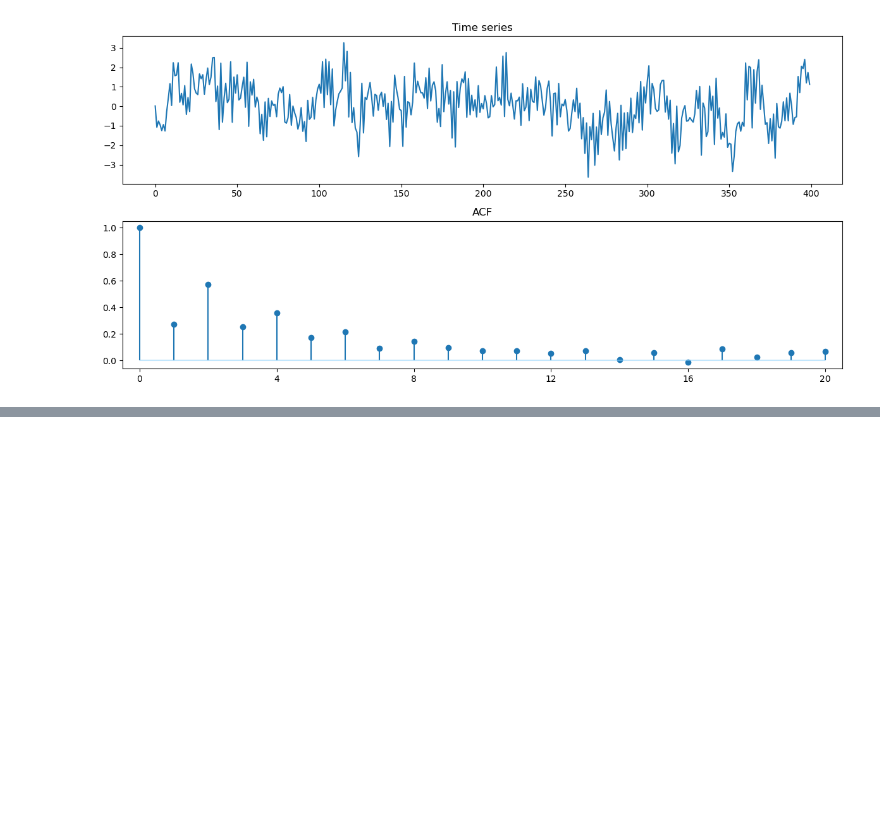
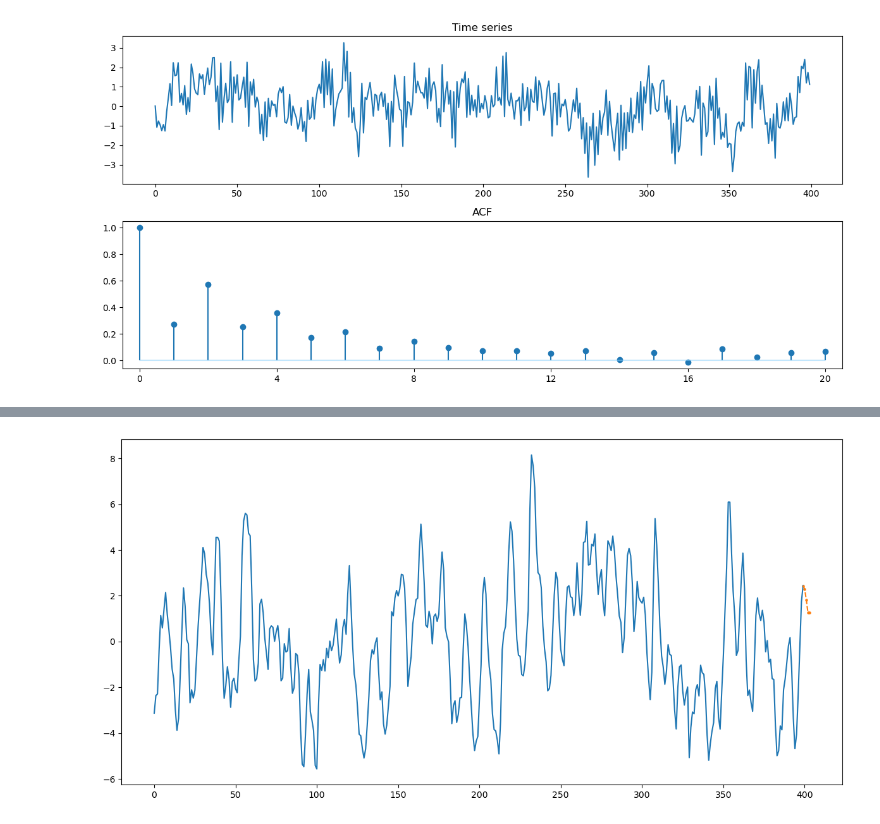
Before and after one commit to BI-DS/GRA-4153, a Jupyter notebook: exercises/ts.ipynb, the cells around one changed output, grey strips where cells are left out. Cells and saved outputs as stored; diff of their text form; code cells hidden in the pictures; blank space fills up the shorter version.

```diff
--- a/exercises/ts.ipynb
+++ b/exercises/ts.ipynb
@@ -39,0 +134,45 @@ plot_ts_acf(X[400:])
+# %%
+# (2.3.8)
+np.random.seed(8453045)
+
+phi = [-1, 0.24]
+theta = [0.4, 0.2, 0.1]
+p = len(phi)
+q = len(theta)
+m = max(p, q)
+
+n = 400
+burn_in = 400
+H = 4
+
+arma = sm.tsa.ArmaProcess(ar = [1.0] + phi, ma = [1.0] + theta)
+Xhat = np.zeros(n + H)
+Theta, nu = innov(kappa_arma(phi, theta, arma.acovf(n+H+1)), n+H)
+
+X = arma.generate_sample(nsample = n + burn_in)[burn_in:]
+
+for i in range(1, m):
+    Xhat[i] = np.dot(Theta[i-1, 0:i][::-1], X[0:i] - Xhat[0:i])
+
+for i in range(m, n+1):
+    Xhat[i] = -np.dot(phi[::-1], X[i-p:i]) + np.dot(Theta[i-1, 0:q][::-1], X[i-q:i] - Xhat[i-q:i])
+
+for i in range(1, H):
+    # This starts at h=2 due to zero-indexing
+    j = p - i
+    if j > 0:
+        Xhat[n+i] = -np.dot(phi[::-1][0:j], X[n-j:n]) - np.dot(phi[::-1][j:], Xhat[n:n+(p-j)])
+    else:
+        Xhat[n+i] = -np.dot(phi[::-1], Xhat[n:n+p])
+    Xhat[n + i] += np.dot(Theta[n + i-1, i:q][::-1], X[n+i-q:n] - Xhat[n+i-q:n])
+
+
+fig, ax = plt.subplots(figsize = (12, 6))
+ax.plot(X)
+ax.scatter(range(n-1,n+H), np.concatenate((X[n-2:n][1:], Xhat[n:])), color = "tab:orange", s = 5.0)
+ax.plot(range(n-1,n+H), np.concatenate((X[n-2:n][1:], Xhat[n:])), color = "tab:orange", linestyle = "--")
+
+fig.tight_layout()
+plt.show()
+# %% [output]
+[figure, added]
```
Also changed, not shown: parts of 1 cell of this notebook.
